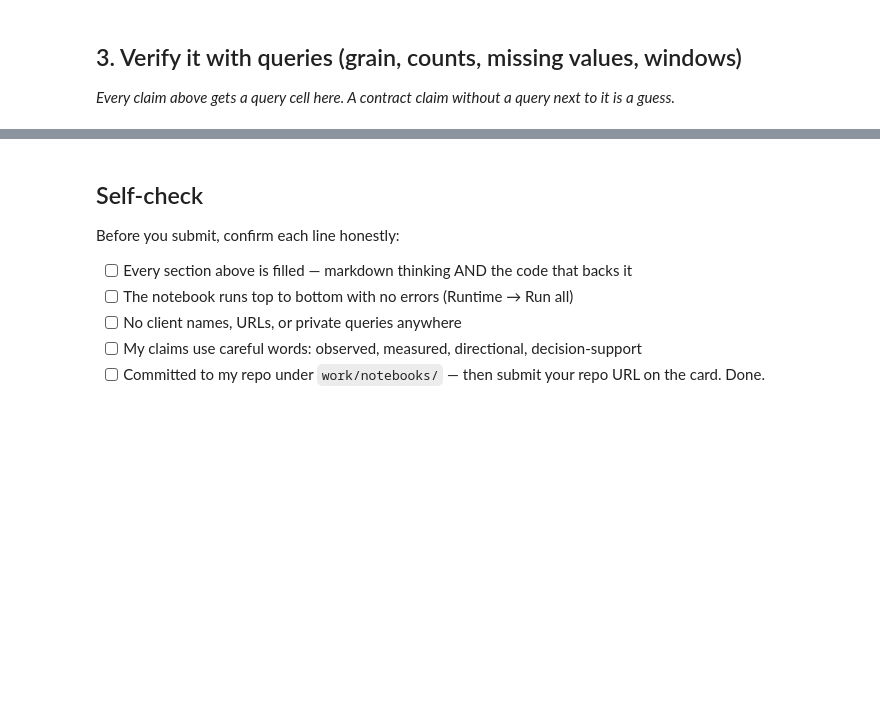
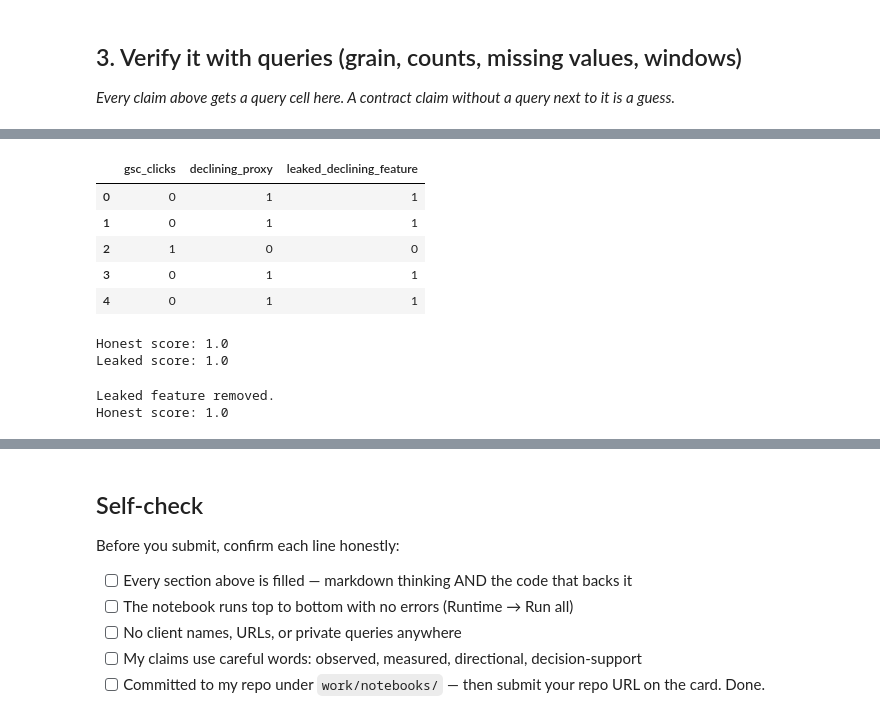
Before and after one commit to Hussainasif11/flyrankinternship, a Jupyter notebook: work/notebooks/w03_data_contract.ipynb, the cells around one changed output, grey strips where cells are left out. Saved outputs shown, nothing was run; the diff lists cells and outputs as text; code cells hidden in the pictures; blank space fills up the shorter version.

```diff
--- a/work/notebooks/w03_data_contract.ipynb
+++ b/work/notebooks/w03_data_contract.ipynb
@@ -36,0 +284,43 @@ This skeleton is yours to fill. Work the sections **in order** — each one has
+# %%
+label_frame["leaked_declining_feature"] = label_frame["declining_proxy"]
+
+label_frame[[
+    "gsc_clicks",
+    "declining_proxy",
+    "leaked_declining_feature"
+]].head()
+# %% [output]
+|  | gsc_clicks | declining_proxy | leaked_declining_feature |
+| 0 | 0 | 1 | 1 |
+| 1 | 0 | 1 | 1 |
+| 2 | 1 | 0 | 0 |
+| 3 | 0 | 1 | 1 |
+| 4 | 0 | 1 | 1 |
+# %%
+from sklearn.metrics import accuracy_score
+
+honest_prediction = (label_frame["gsc_clicks"] == 0).astype(int)
+
+honest_score = accuracy_score(
+    label_frame["declining_proxy"],
+    honest_prediction
+)
+
+leaked_score = accuracy_score(
+    label_frame["declining_proxy"],
+    label_frame["leaked_declining_feature"]
+)
+
+print("Honest score:", honest_score)
+print("Leaked score:", leaked_score)
+# %% [output]
+Honest score: 1.0
+Leaked score: 1.0
+# %%
+label_frame = label_frame.drop(columns=["leaked_declining_feature"])
+
+print("Leaked feature removed.")
+print("Honest score:", honest_score)
+# %% [output]
+Leaked feature removed.
+Honest score: 1.0
```
Also changed, not shown: parts of 25 cells of this notebook.
